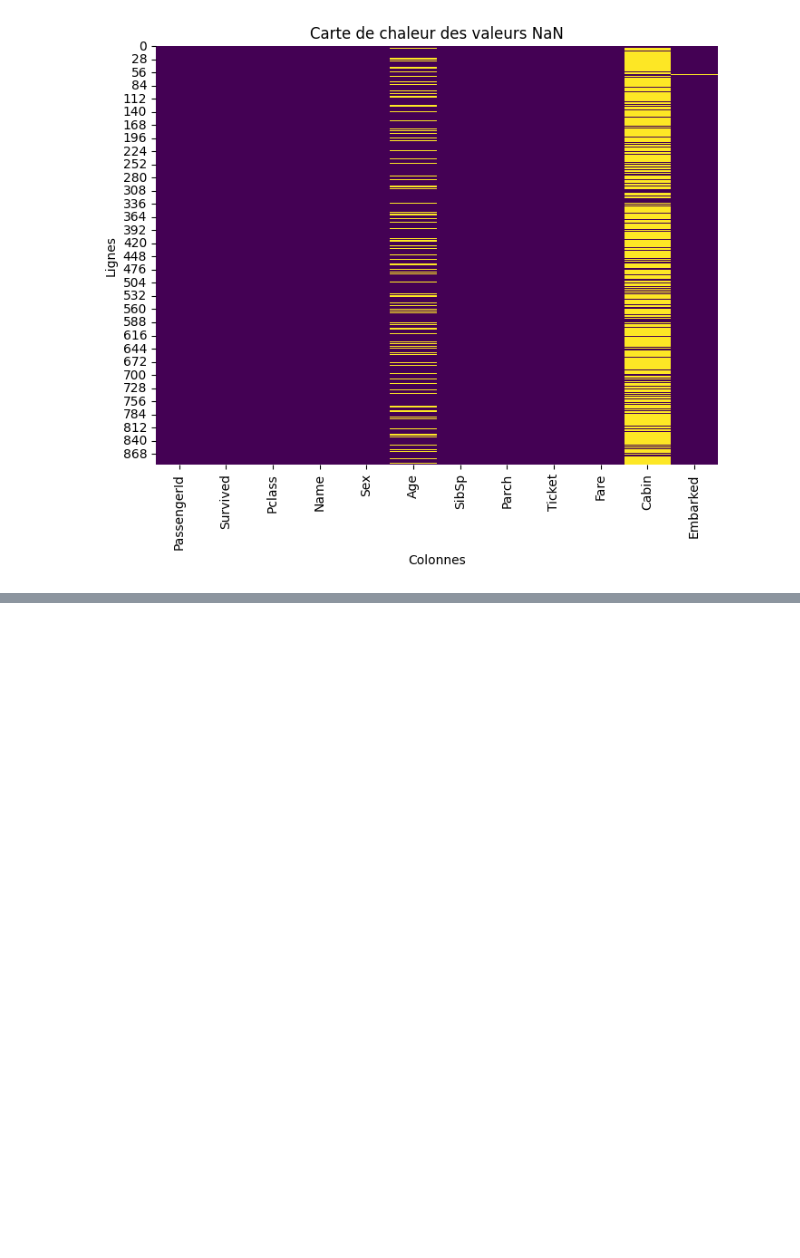
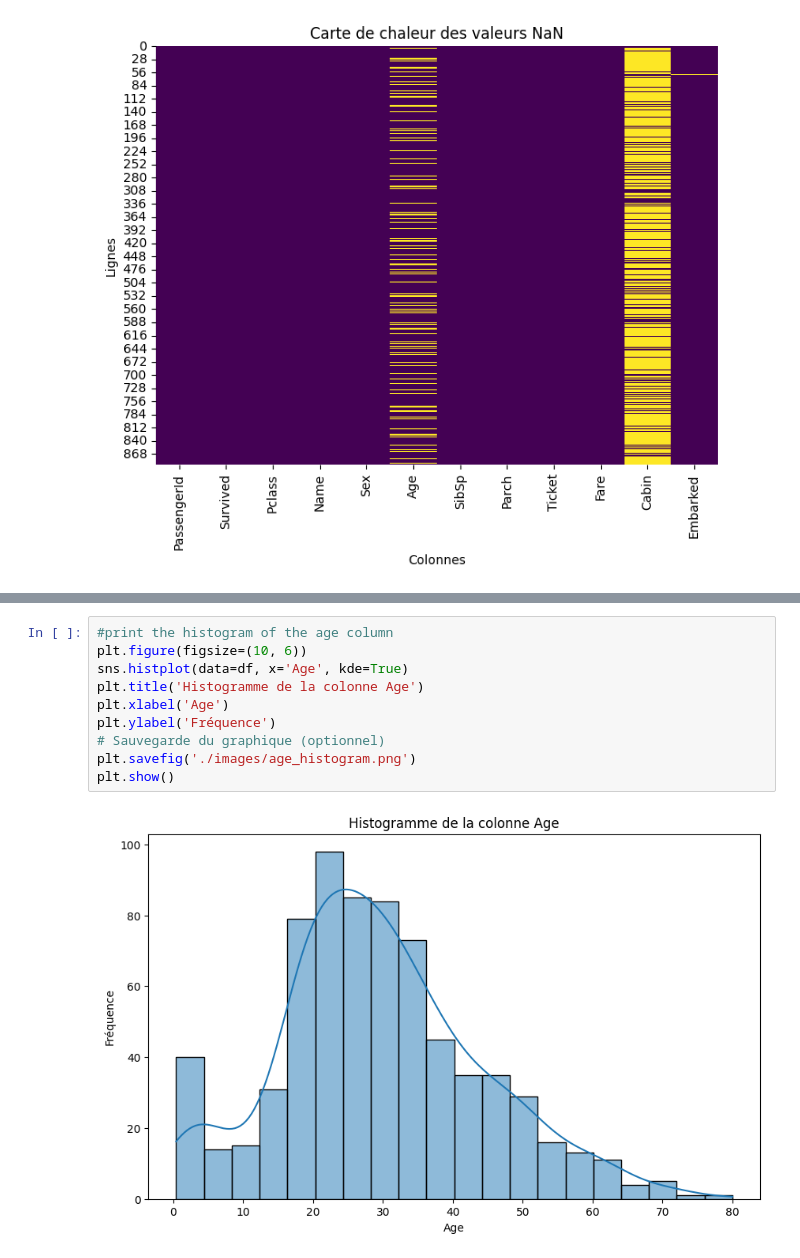
Before and after one commit to gaesty/MachineLearning, a Jupyter notebook: titanic.ipynb, the cells around one changed output, grey strips where cells are left out. Drawn from its saved outputs; the diff is of its cells as text; blank space fills up the shorter version.

```diff
--- a/titanic.ipynb
+++ b/titanic.ipynb
@@ -36,0 +42,12 @@ plt.show()
+# %%
+#print the histogram of the age column
+plt.figure(figsize=(10, 6))
+sns.histplot(data=df, x='Age', kde=True)
+plt.title('Histogramme de la colonne Age')
+plt.xlabel('Age')
+plt.ylabel('Fréquence')
+# Sauvegarde du graphique (optionnel)
+plt.savefig('./images/age_histogram.png')
+plt.show()
+# %% [output]
+[figure, added]
```
Also changed, not shown: parts of 16 cells of this notebook.
